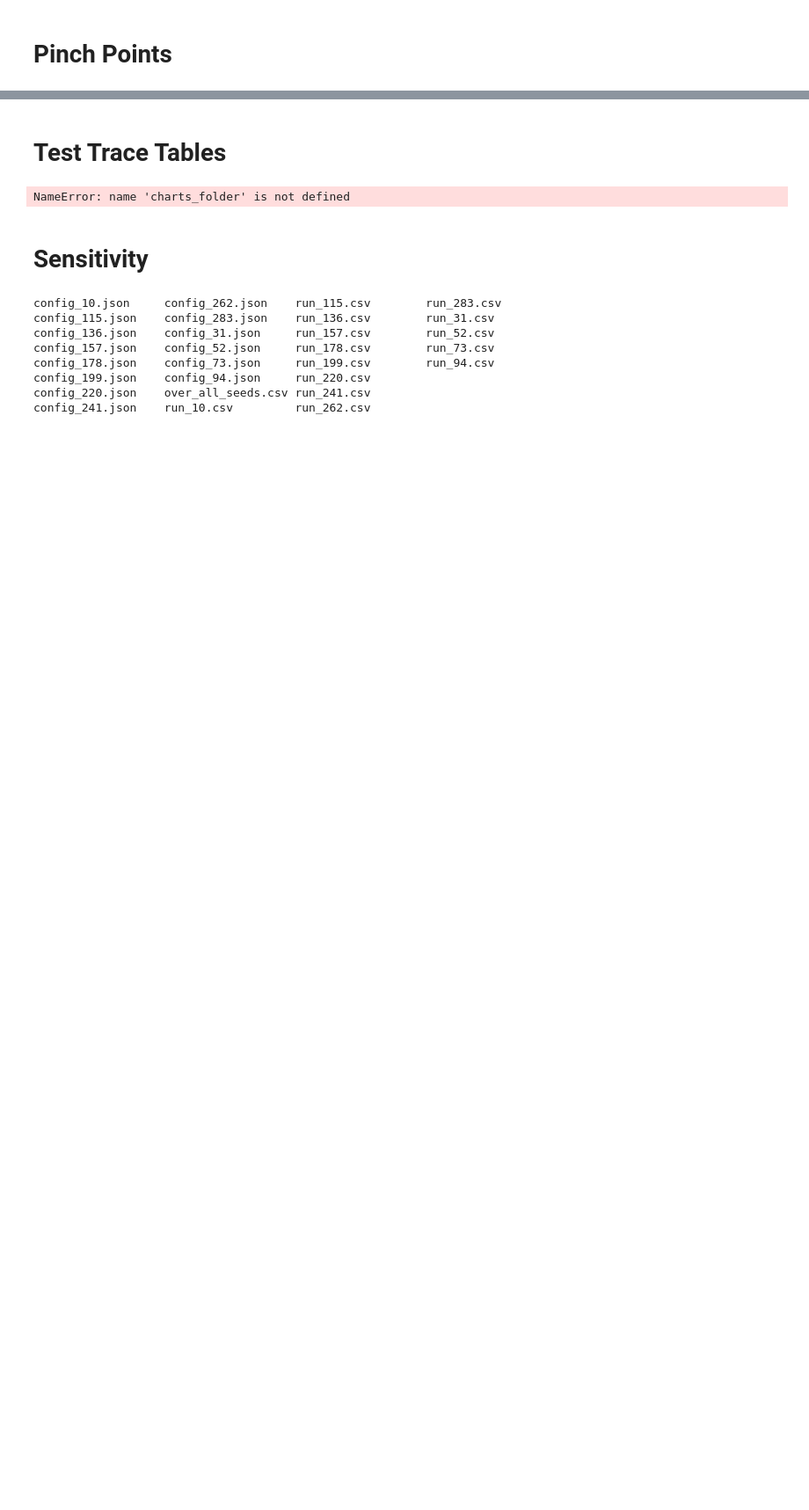
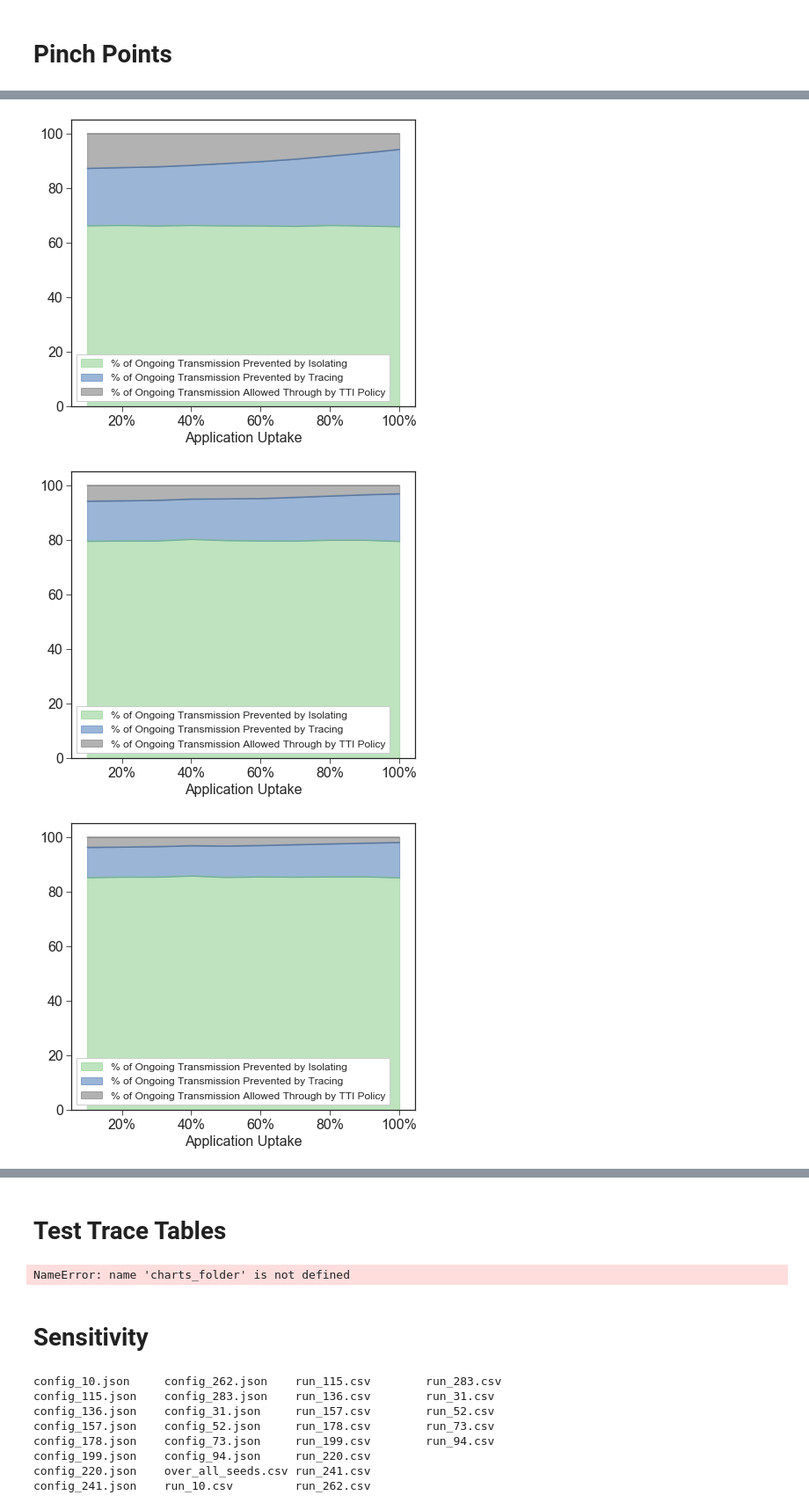
Before and after one commit to rs-delve/tti-explorer, a Jupyter notebook: notebooks/plots-bryn.ipynb, the cells around one changed output, grey strips where cells are left out. Shown at 88% size. Cells and saved outputs as stored; diff of their text form; code cells hidden in the pictures; blank space fills up the shorter version.

```diff
--- a/notebooks/plots-bryn.ipynb
+++ b/notebooks/plots-bryn.ipynb
@@ -160,0 +144,18 @@ with plt.rc_context(rc_dct):
+# %%
+means = dict()
+perc_keys = [
+  RETURN_KEYS.stopped_by_isolation_percentage,
+  RETURN_KEYS.stopped_by_tracing_percentage,
+  RETURN_KEYS.not_stopped_by_tti,
+]
+param_name = 'app_cov'
+measure = 'test_based_TTI_full_compliance'
+for level, results in pinch_points_results.items():
+        res = results[param_name][measure]
+        mdict = dict()
+        for key in perc_keys:
+            x, m, std_errs = arrange_sim_results(res, key)
+            mdict[key] = m
+        df = pd.DataFrame(mdict, index=x)
+        df.index.name = nice_param_name(param_name)
+        means[level] = df
@@ -160,0 +164,23 @@ with plt.rc_context(rc_dct):
+# %%
+def renamer(s):
+    return s.replace(
+        "Secondary Infections",
+        "Ongoing Transmission"
+    ).replace(
+        "Secondary Infection",
+        "Ongoing Transmission"
+    )
+# %%
+pal = sns.color_palette("Set1")
+
+for level, areas in means.items():
+    ax = areas.rename(columns=renamer).plot.area(colormap=plt.get_cmap('Accent'), alpha=0.5)
+    legend(ax, framealpha=1)
+#     ax.set_title(level)
+    ax.xaxis.set_major_formatter(perc_formatter)
+    plt.savefig(os.path.join(chart_folder, f"{level}_individual", "app_cov_area.pdf"),
+                format="pdf")
+# %% [output]
+[figure, added]
+[figure, added]
+[figure, added]
```
Also changed, not shown: parts of 6 cells of this notebook.
